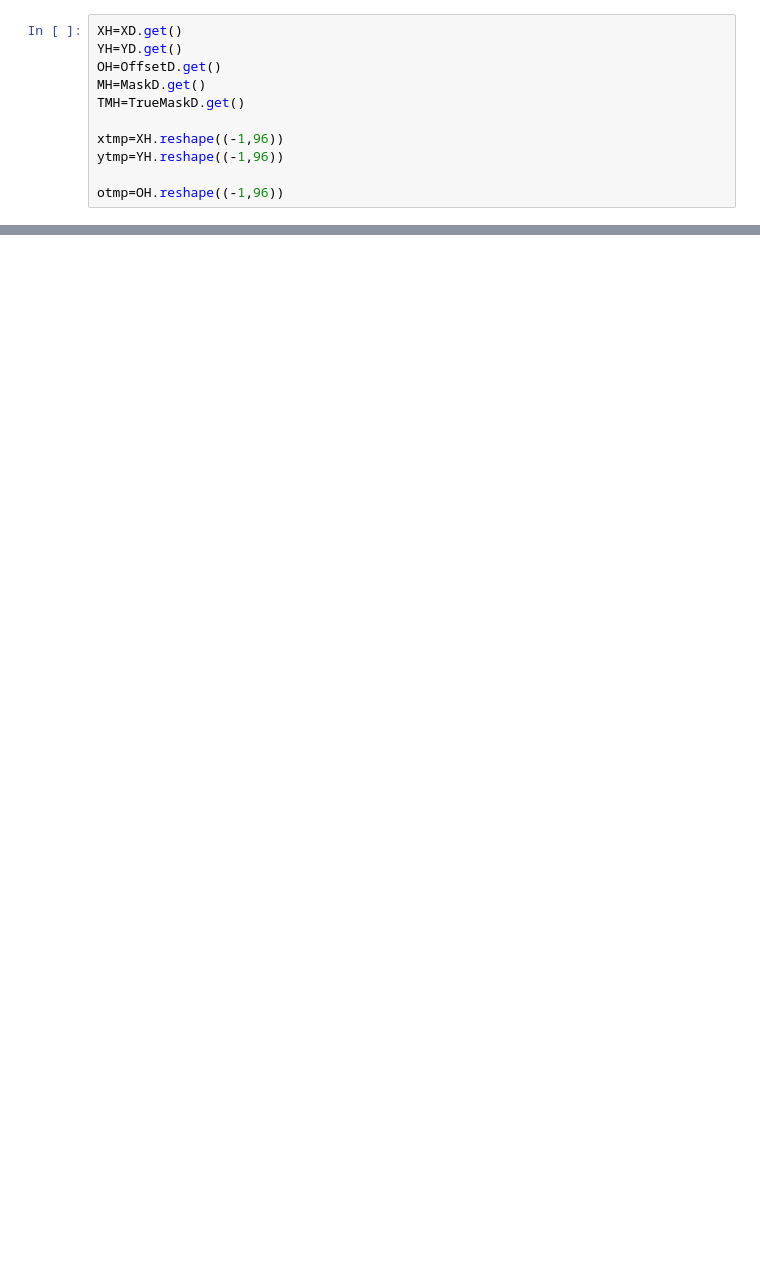
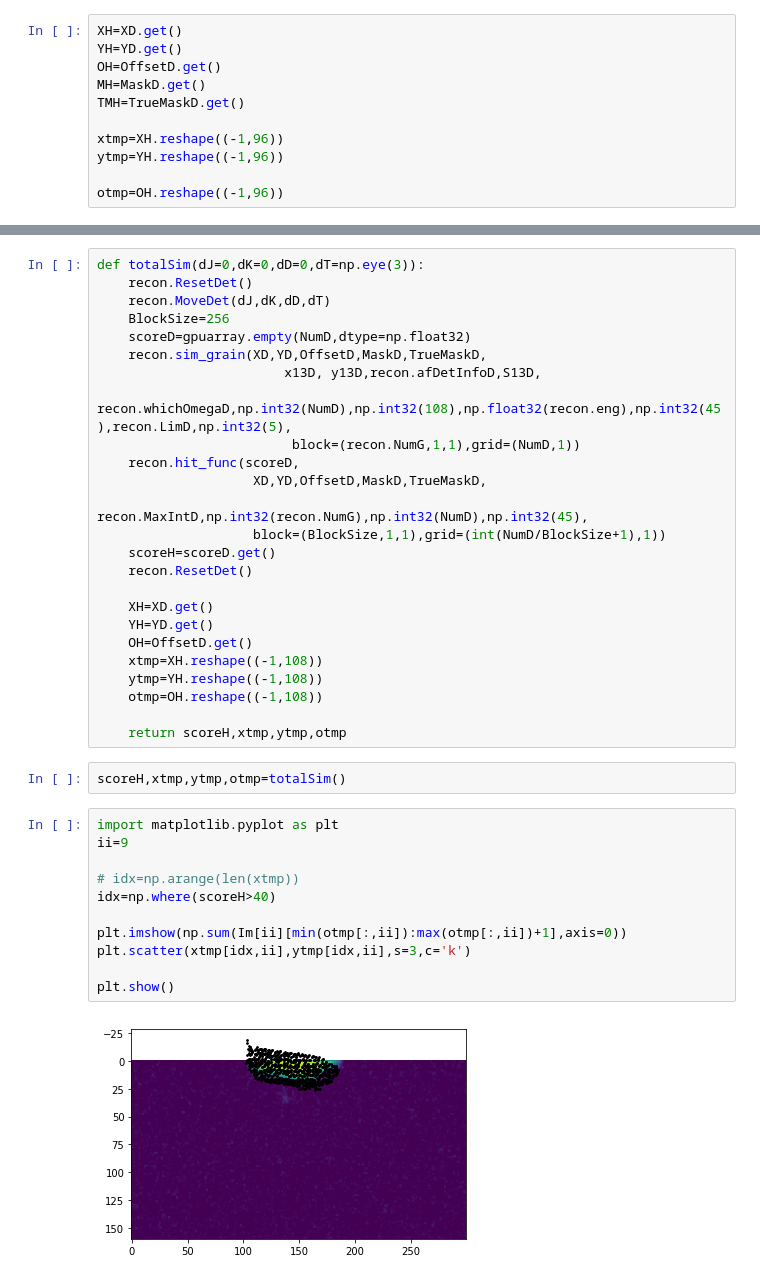
Before and after one commit to Yufeng-shen/StrainRecon, a Jupyter notebook: Visualization.ipynb, the cells around one changed output, grey strips where cells are left out. Cells and saved outputs as stored; diff of their text form; blank space fills up the shorter version.

```diff
--- a/Visualization.ipynb
+++ b/Visualization.ipynb
@@ -133,0 +259,40 @@ ytmp[1876,ii]
+# %%
+def totalSim(dJ=0,dK=0,dD=0,dT=np.eye(3)):
+    recon.ResetDet()
+    recon.MoveDet(dJ,dK,dD,dT)
+    BlockSize=256
+    scoreD=gpuarray.empty(NumD,dtype=np.float32)
+    recon.sim_grain(XD,YD,OffsetD,MaskD,TrueMaskD,
+                        x13D, y13D,recon.afDetInfoD,S13D,
+                        recon.whichOmegaD,np.int32(NumD),np.int32(108),np.float32(recon.eng),np.int32(45),recon.LimD,np.int32(5),
+                         block=(recon.NumG,1,1),grid=(NumD,1))
+    recon.hit_func(scoreD,
+                    XD,YD,OffsetD,MaskD,TrueMaskD,
+                    recon.MaxIntD,np.int32(recon.NumG),np.int32(NumD),np.int32(45),
+                    block=(BlockSize,1,1),grid=(int(NumD/BlockSize+1),1))
+    scoreH=scoreD.get()
+    recon.ResetDet()
+
+    XH=XD.get()
+    YH=YD.get()
+    OH=OffsetD.get()
+    xtmp=XH.reshape((-1,108))
+    ytmp=YH.reshape((-1,108))
+    otmp=OH.reshape((-1,108))
+
+    return scoreH,xtmp,ytmp,otmp
+# %%
+scoreH,xtmp,ytmp,otmp=totalSim()
+# %%
+import matplotlib.pyplot as plt
+ii=9
+
+# idx=np.arange(len(xtmp))
+idx=np.where(scoreH>40)
+
+plt.imshow(np.sum(Im[ii][min(otmp[:,ii]):max(otmp[:,ii])+1],axis=0))
+plt.scatter(xtmp[idx,ii],ytmp[idx,ii],s=3,c='k')
+
+plt.show()
+# %% [output]
+[figure, added]
```
Also changed, not shown: parts of 23 cells of this notebook, 5 other files.
